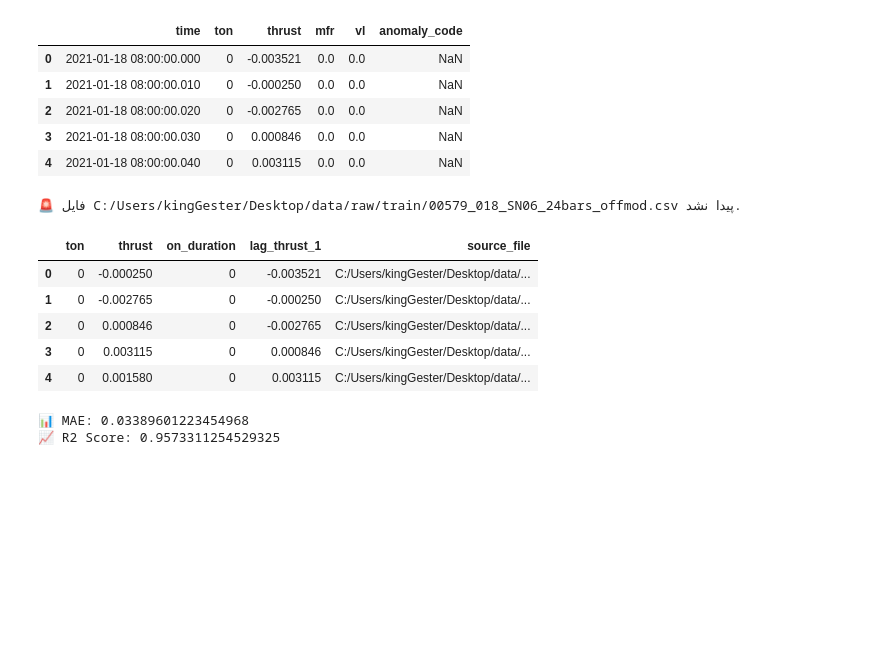
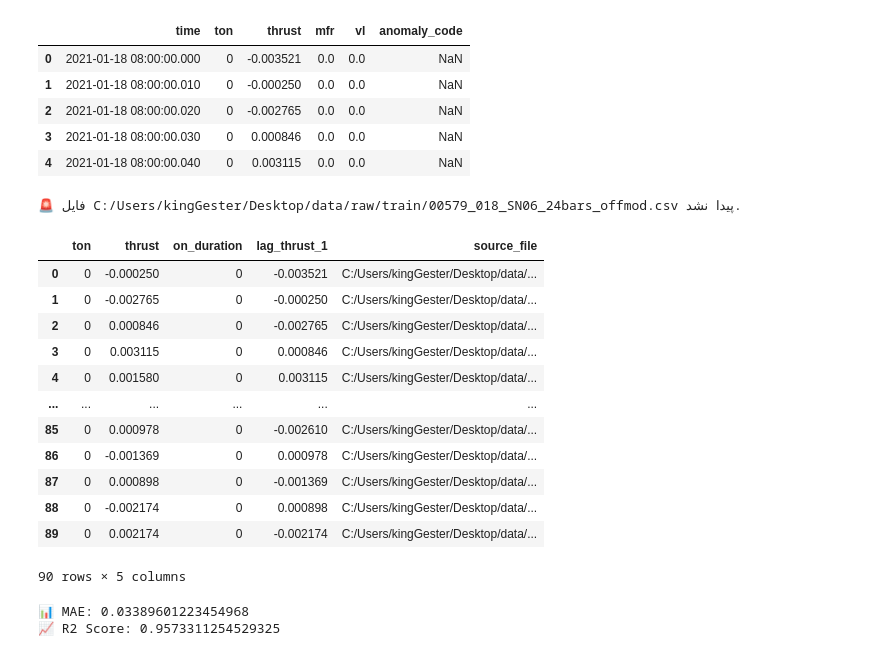
Before and after one commit to KingGester/spacecraft-thruster-prediction, a Jupyter notebook: notebooks/01_metadata_exploration.ipynb, the cells around one changed output. Cells and saved outputs as stored; diff of their text form; code cells hidden in the pictures; blank space fills up the shorter version.

```diff
--- a/notebooks/01_metadata_exploration.ipynb
+++ b/notebooks/01_metadata_exploration.ipynb
@@ -162,22 +162,29 @@ def process_test_file(file_path, target_column='thrust'):
 # %%
 train_data=meta[meta['sn'] <= 12]
 all_train_frames = []
 for idx, row in train_data.iterrows():
     file_path = row['full_path']
     df = process_test_file(file_path, target_column='thrust')
     if df is not None:
         all_train_frames.append(df)
 
 df_train = pd.concat(all_train_frames, ignore_index=True)
-df_train.head()
+df_train.head(90)
 # %% [output]
 🚨 فایل C:/Users/kingGester/Desktop/data/raw/train/00579_018_SN06_24bars_offmod.csv پیدا نشد.
 |  | ton | thrust | on_duration | lag_thrust_1 | source_file |
 | 0 | 0 | -0.000250 | 0 | -0.003521 | C:/Users/kingGester/Desktop/data/... |
 | 1 | 0 | -0.002765 | 0 | -0.000250 | C:/Users/kingGester/Desktop/data/... |
 | 2 | 0 | 0.000846 | 0 | -0.002765 | C:/Users/kingGester/Desktop/data/... |
 | 3 | 0 | 0.003115 | 0 | 0.000846 | C:/Users/kingGester/Desktop/data/... |
 | 4 | 0 | 0.001580 | 0 | 0.003115 | C:/Users/kingGester/Desktop/data/... |
+| ... | ... | ... | ... | ... | ... |
+| 85 | 0 | 0.000978 | 0 | -0.002610 | C:/Users/kingGester/Desktop/data/... |
+| 86 | 0 | -0.001369 | 0 | 0.000978 | C:/Users/kingGester/Desktop/data/... |
+| 87 | 0 | 0.000898 | 0 | -0.001369 | C:/Users/kingGester/Desktop/data/... |
+| 88 | 0 | -0.002174 | 0 | 0.000898 | C:/Users/kingGester/Desktop/data/... |
+| 89 | 0 | 0.002174 | 0 | -0.002174 | C:/Users/kingGester/Desktop/data/... |
+90 rows × 5 columns
 # %%
 from sklearn.linear_model import LinearRegression
 from sklearn.model_selection import train_test_split
```
Also changed, not shown: 2 other files.
